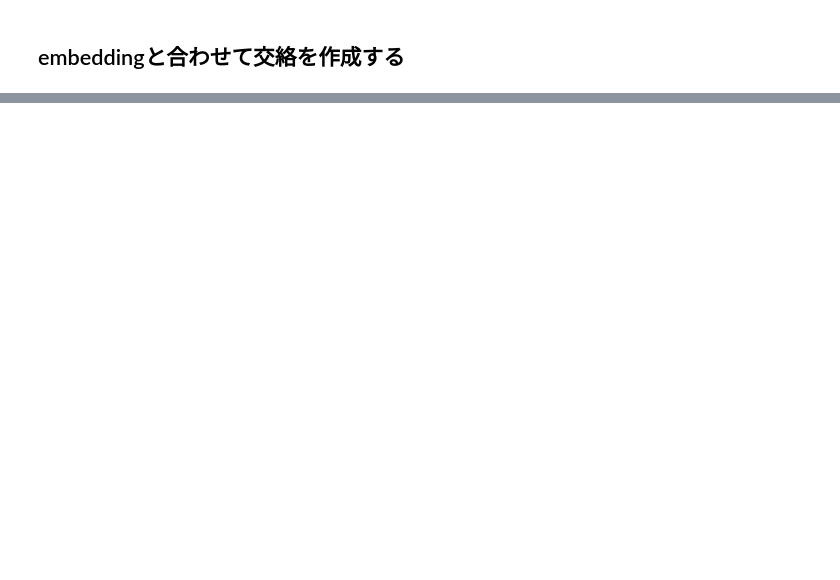
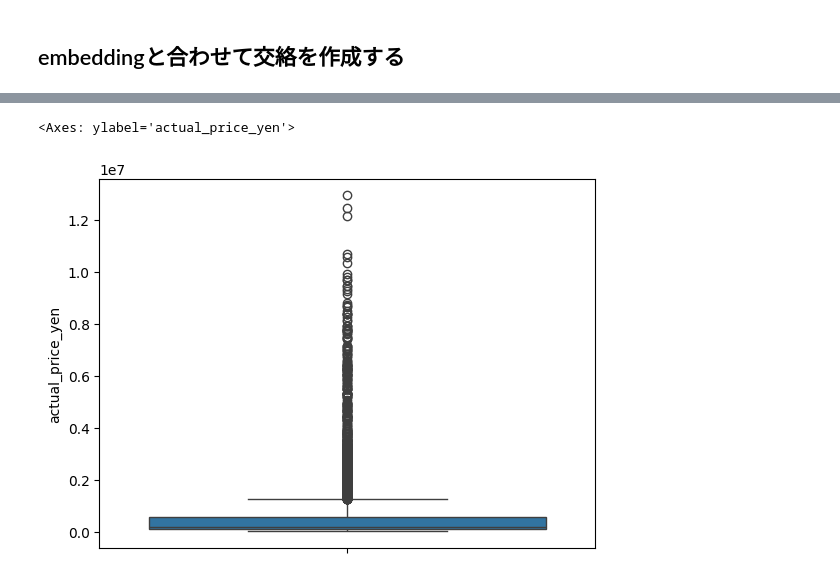
Before and after one commit to tomatoboy-hub/causal-image, a Jupyter notebook: input/preprocess.ipynb, the cells around one changed output, grey strips where cells are left out. Saved outputs shown, nothing was run; the diff lists cells and outputs as text; code cells hidden in the pictures; blank space fills up the shorter version.

```diff
--- a/input/preprocess.ipynb
+++ b/input/preprocess.ipynb
@@ -184,0 +259,9 @@ print(embedding.shape)
+# %%
+import matplotlib.pyplot as plt
+import seaborn as sns
+
+df["actual_price_yen"].max()
+sns.boxplot(df["actual_price_yen"])
+# %% [output]
+<Axes: ylabel='actual_price_yen'>
+[figure, added]
```
Also changed, not shown: parts of 13 cells of this notebook, 2 other files.
